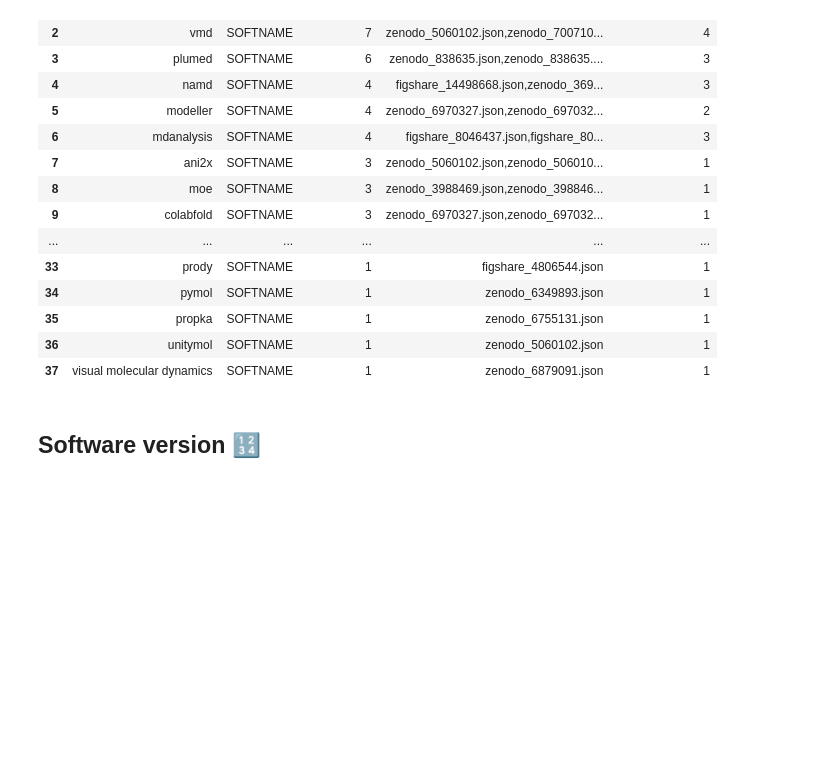
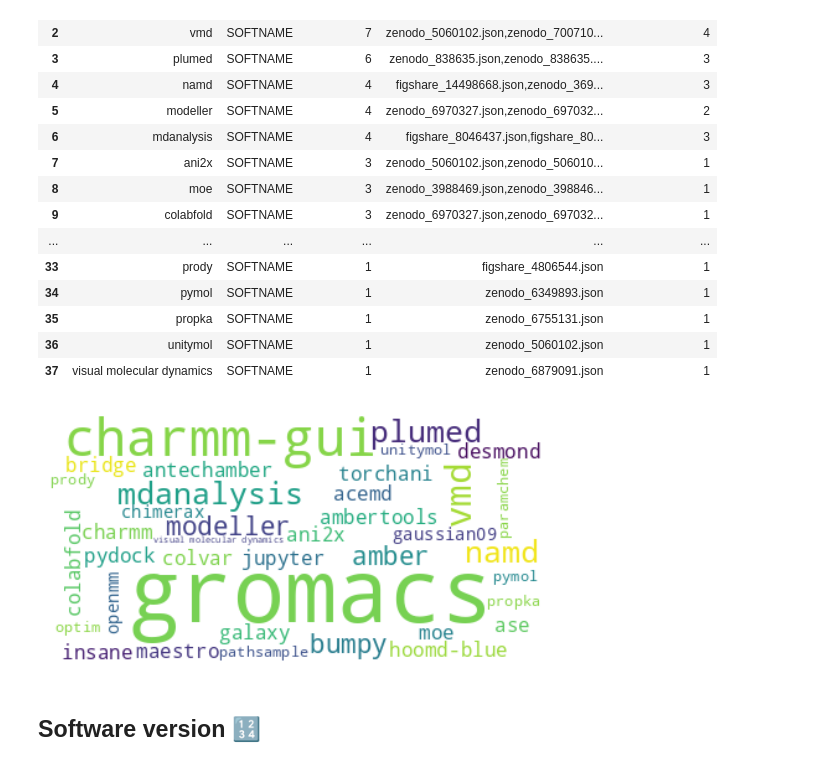
Before and after one commit to MDverse/mdner_llm, a Jupyter notebook: notebooks/review/explore_entities_from_inventory.ipynb, the cells around one changed output. Cells and saved outputs as stored; diff of their text form; code cells hidden in the pictures; blank space fills up the shorter version.

```diff
--- a/notebooks/review/explore_entities_from_inventory.ipynb
+++ b/notebooks/review/explore_entities_from_inventory.ipynb
@@ -160,6 +180,10 @@ list_entities(entities_by_category, "SOFTNAME")
 | 35 | propka | SOFTNAME | 1 | zenodo_6755131.json | 1 |
 | 36 | unitymol | SOFTNAME | 1 | zenodo_5060102.json | 1 |
 | 37 | visual molecular dynamics | SOFTNAME | 1 | zenodo_6879091.json | 1 |
+# %%
+make_wordlcoud(entities_by_category, "SOFTNAME")
+# %% [output]
+[figure, added]
 # %% [markdown]
 ## Software version 🔢
 # %%
```
Also changed, not shown: parts of 8 cells of this notebook, 2 other files.
